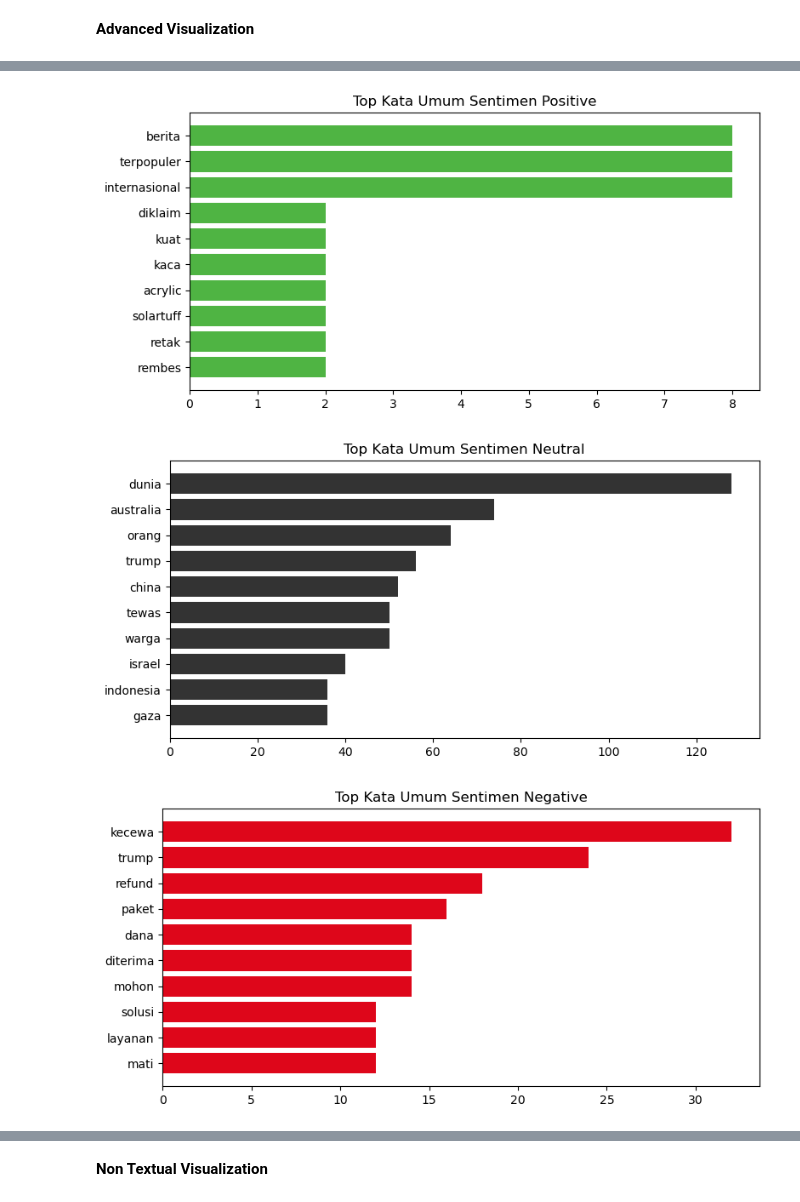
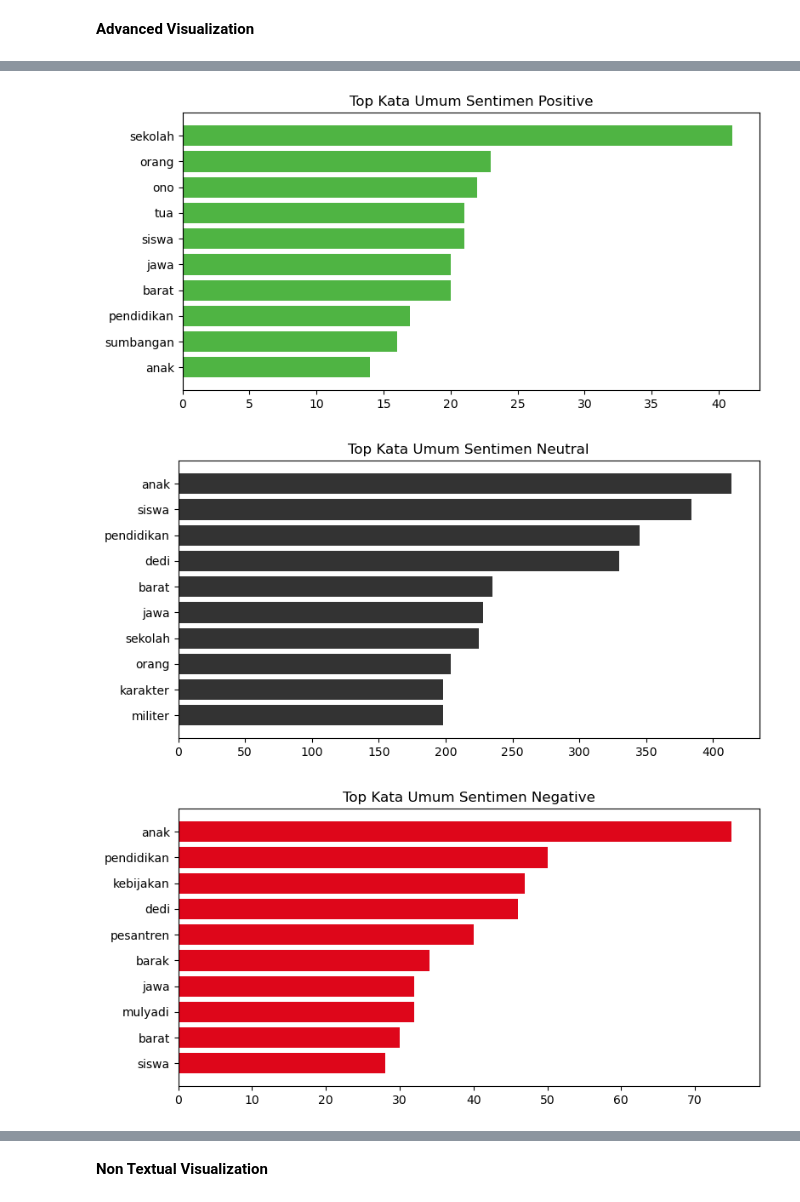
Before and after one commit to calvinrev/iprakom-scraping-sentiment, a Jupyter notebook: 3.Textual_data_visualization.ipynb, the cells around one changed output, grey strips where cells are left out. Cells and saved outputs as stored; diff of their text form; code cells hidden in the pictures.

```diff
--- a/3.Textual_data_visualization.ipynb
+++ b/3.Textual_data_visualization.ipynb
@@ -10,6 +10,6 @@ sentiment = Sentiment()
 # %% [output]
 Device set to use mps:0
 # %%
-df = pd.read_csv('files/detik_semua_artikel.csv')
+df = pd.read_csv('files/detik_semua_artikel_query_clean.csv')
 df.head()
 # %% [output]
@@ -21,0 +22,4 @@ df.head()
+# %%
+# Filter data yang hanya memiliki judul dan tanggal
+df = df.loc[df['judul'].notna() & df['tanggal'].notna()]
+df.shape
@@ -33,6 +39,6 @@ def parse_tanggal(t):
     return pd.to_datetime(t, format='%d %m %Y', errors='coerce')
 
 df['date'] = df['tanggal'].str.strip().apply(parse_tanggal).dt.date
-df['sentiment'] = df['judul'].apply(lambda text: sentiment.getSentimentLabel(text[:512]))
+df['sentiment'] = df['isi'].apply(lambda text: sentiment.getSentimentLabel(str(text)[:514]))
 df.head()
 # %% [output]
@@ -171,24 +178,24 @@ for sent in ['positive', 'neutral', 'negative']:
 # %%
 from collections import Counter
 
 for sent in ['positive', 'neutral', 'negative']:
-    texts = df[df['sentiment'] == sent]['judul'].dropna().tolist()
+    texts = df[df['sentiment'] == sent]['isi'].dropna().tolist()
     all_tokens = []
     for t in texts:
         all_tokens.extend(preprocess(t))  # fungsi preprocessing sebelumnya
     word_freq = Counter(all_tokens).most_common(10)
 
     # Bar plot
     words, freqs = zip(*word_freq)
     plt.figure(figsize=(8,4))
     plt.barh(words, freqs, color=sentiment_colors[sent])
     plt.title(f'Top Kata Umum Sentimen {sent.capitalize()}')
     plt.gca().invert_yaxis()
     plt.tight_layout()
     plt.show()
 # %% [output]
-[figure, old version]
+[figure, new version]
-[figure, old version]
+[figure, new version]
-[figure, old version]
+[figure, new version]
 # %%
 # Hitung jumlah sentimen per tanggal
```
Also changed, not shown: parts of 13 cells of this notebook, 2 other files.
